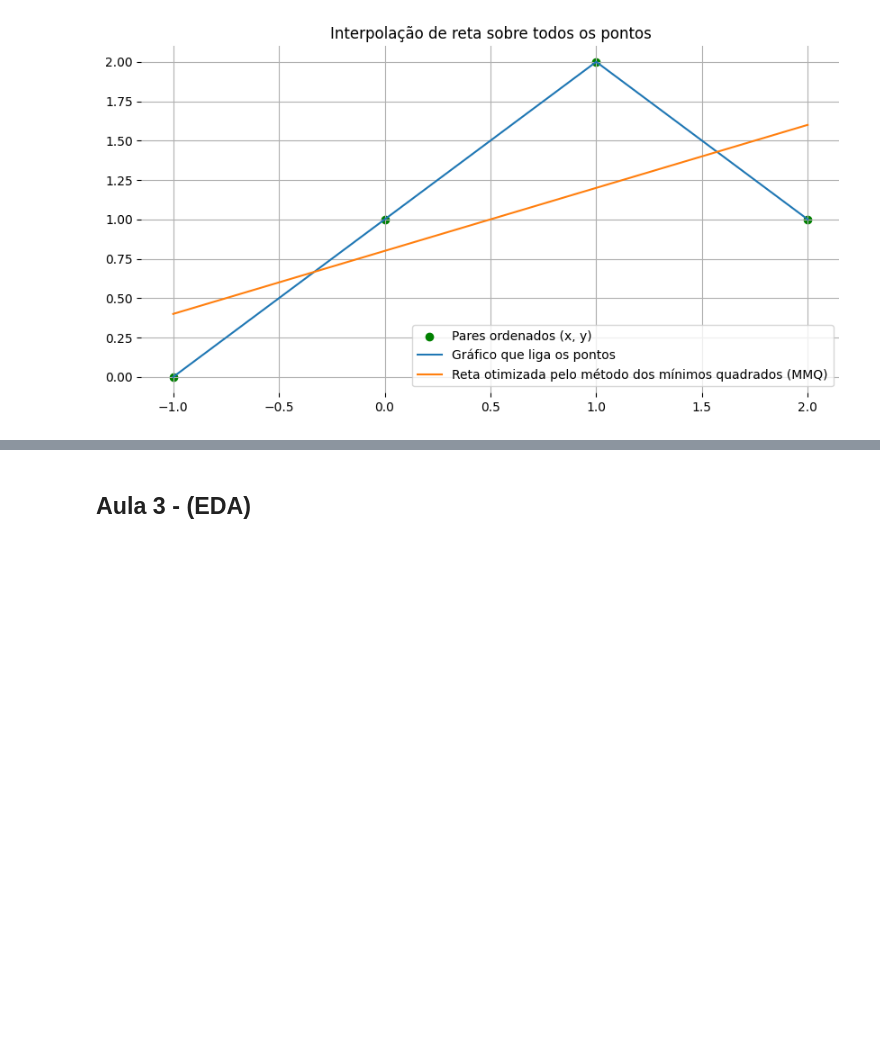
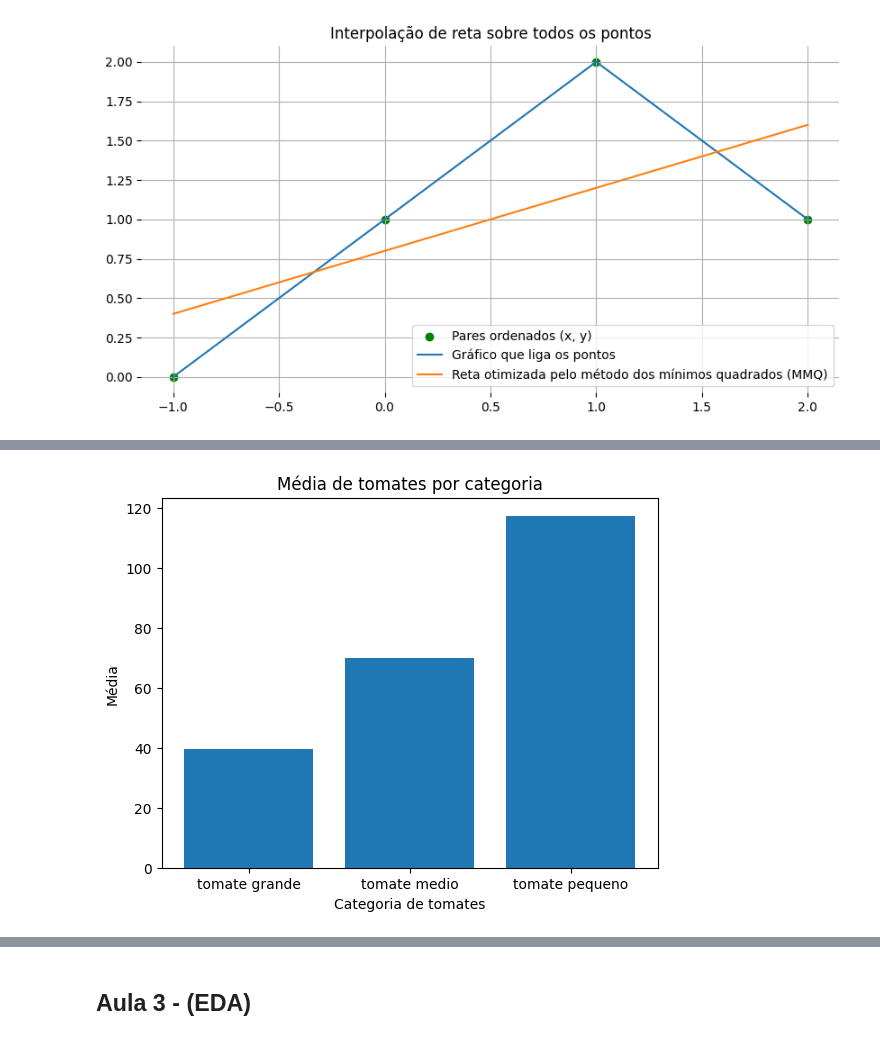
Before and after one commit to MCardosoDev/Data_Analytics_Fiap, a Jupyter notebook: FASE 2 - MACHINE LEARNING AND TIME SERIES/Machine Learning com Python/Aula 6 - Limitações e os Modelos de Classificação/aula6.ipynb, the cells around one changed output, grey strips where cells are left out. Drawn from its saved outputs; the diff is of its cells as text; code cells hidden in the pictures; blank space fills up the shorter version.

```diff
--- a/FASE 2 - MACHINE LEARNING AND TIME SERIES/Machine Learning com Python/Aula 6 - Limitações e os Modelos de Classificação/aula6.ipynb
+++ b/FASE 2 - MACHINE LEARNING AND TIME SERIES/Machine Learning com Python/Aula 6 - Limitações e os Modelos de Classificação/aula6.ipynb
@@ -239,5 +241,5 @@ Text(0.5, 1.0, 'Interpolação de reta sobre todos os pontos')
 # %%
-df_excel = pd.read_excel('../..Data/Fase 2/Chess.xlsx', sheet_name='Chess')
-df_csv = pd.read_csv('../..Data/Fase 2/Tomato.csv', sep=',')
+df_excel = pd.read_excel('../../../Data/Fase 2/Chess.xlsx', sheet_name='Chess')
+df_csv = pd.read_csv('../../../Data/Fase 2/Tomato.csv', sep=',')
 # %%
 df_excel.head()
@@ -337,7 +531,9 @@ plt.show()
 # %%
-plt.bar(df_csv["categoria_tomate"], df_csv["Avarege"])
+plt.bar(df_csv["categoria_tomate"], df_csv["Average"])
 plt.xlabel("Categoria de tomates")
 plt.ylabel("Média")
 plt.title("Média de tomates por categoria")
 plt.show()
+# %% [output]
+[figure, added]
 # %%
```
Also changed, not shown: parts of 196 cells of this notebook, 7 other files.
